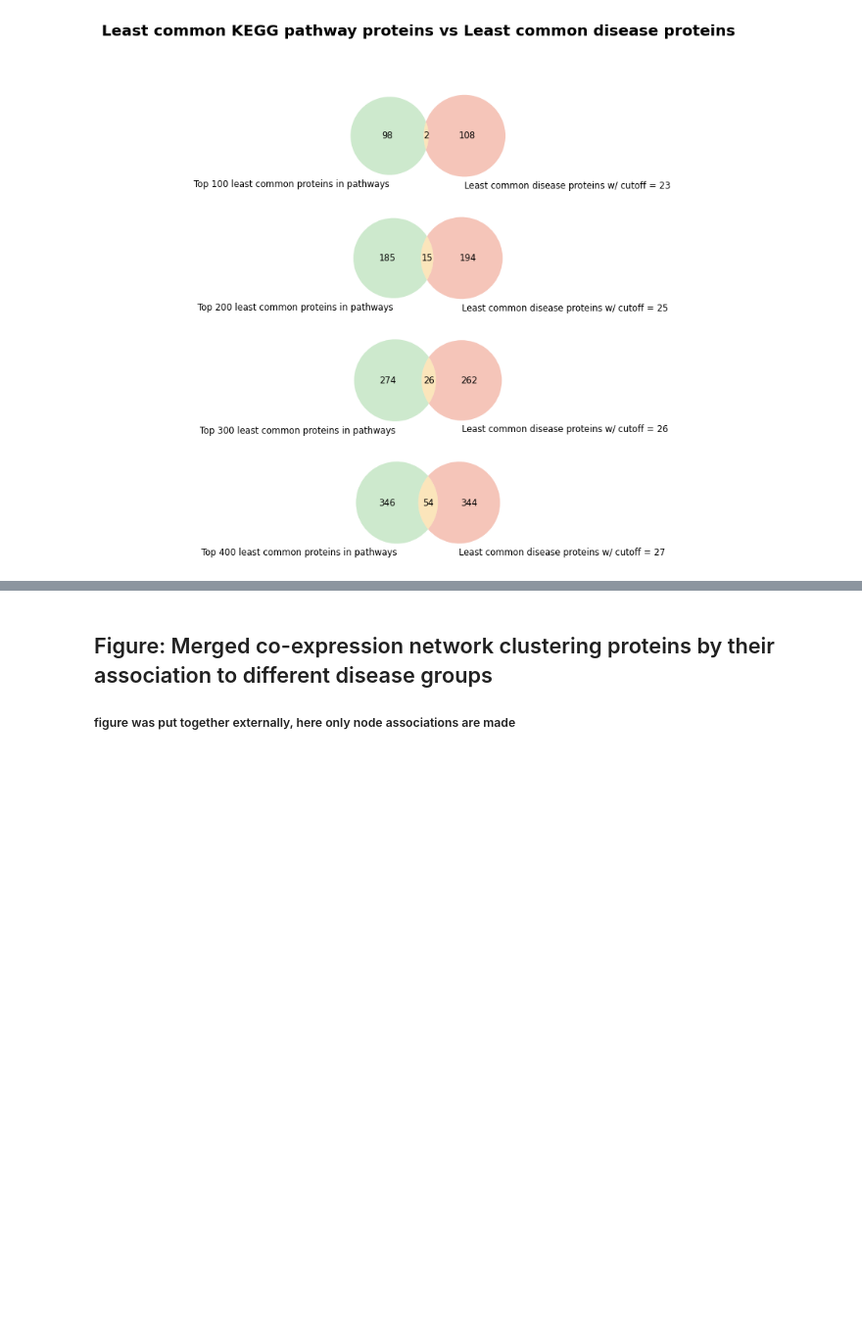
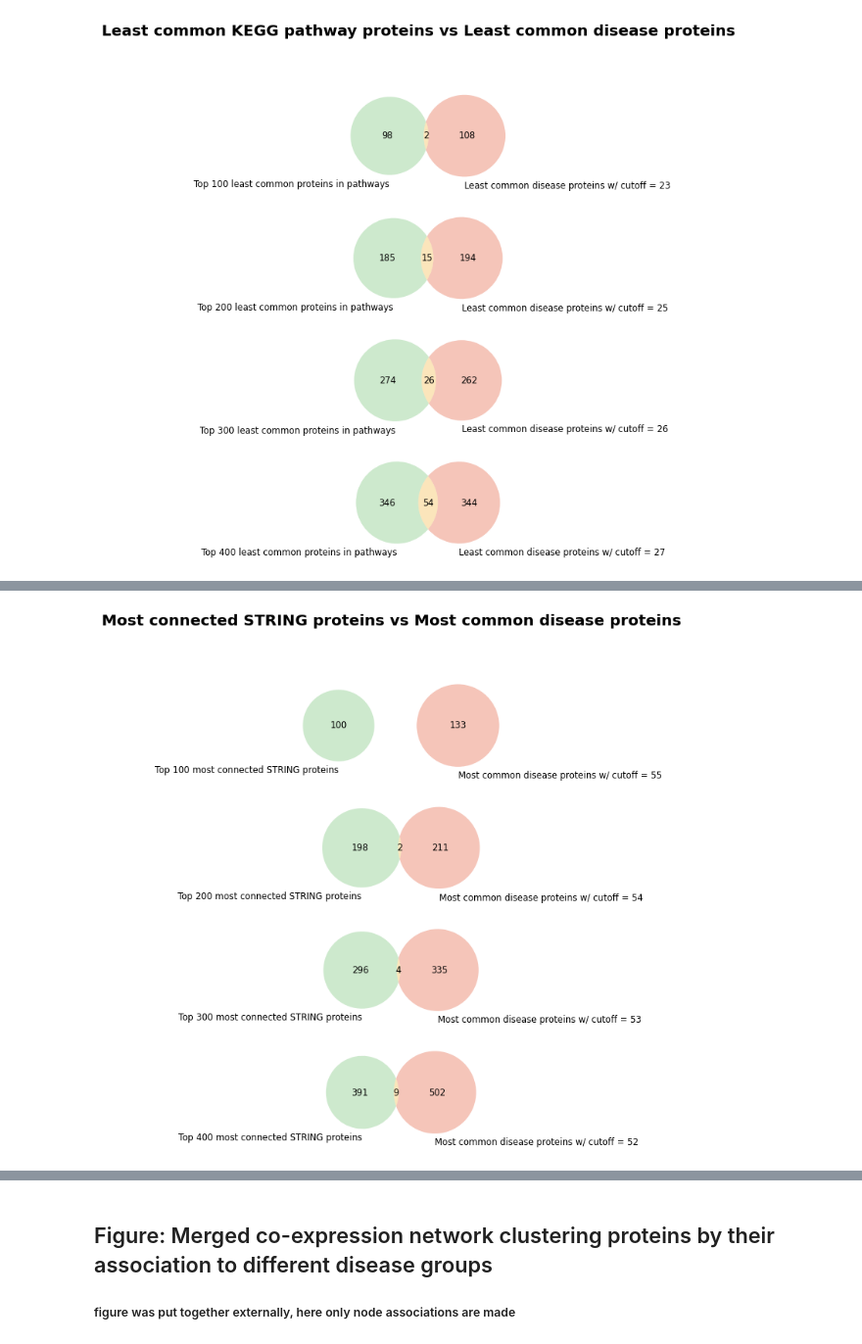
Before and after one commit to CoXPath/CoXPath, a Jupyter notebook: analysis/3.2.1_analysis.ipynb, the cells around one changed output, grey strips where cells are left out. Shown at 98% size. Saved outputs shown, nothing was run; the diff lists cells and outputs as text; code cells hidden in the pictures; blank space fills up the shorter version.

```diff
--- a/analysis/3.2.1_analysis.ipynb
+++ b/analysis/3.2.1_analysis.ipynb
@@ -67,7 +76,7 @@ gene_pathway_file = os.path.join(data_dir, "pathway", "gene_pathway_assignment.j
 with open(gene_pathway_file, 'r') as f:
     gene_pathways_dict = json.load(f)
 
-pathway_genes = os.path.join(data_dir, "pathway", "pathway_genes_dict.json")
+pathway_genes = os.path.join(data_dir, "pathway", "kegg_hgnc_ids.gmt")
 pathway_genes_dict = ora.gmt_parser(pathway_genes, 3, 10000)
 # %% [markdown]
 ##### Load cluster assignments
@@ -363,0 +401,20 @@ plt.show()
+# %%
+cutoffs5 = [55,54,53,52]
+top_x = [100,200,300,400]
+prom_genes = []
+most_prom_genes_in_str_overlap = []
+top_STRING_hubgenes = []
+
+for cutoff, topx in zip(cutoffs5,top_x):
+    most_prom = above_cutoff(most_common_nodes_in_all_dis, cutoff)
+    most_prom_in_overlap = get_genes_in_overlap(most_prom, STRING_vs_coexp_overlap)
+    top_x_STRING_hubgenes = get_top_x_genes_in_overlap(STRING_hubgenes, STRING_vs_coexp_overlap, topx)
+    prom_genes.append(most_prom)
+    most_prom_genes_in_str_overlap.append(most_prom_in_overlap)
+    top_STRING_hubgenes.append(top_x_STRING_hubgenes)
+
+for cutoff, prom_gene, prom_genes_in_overlap in zip(cutoffs5,prom_genes,most_prom_genes_in_str_overlap):
+    print(f"With a cutoff of >= {cutoff}/{len(network_dict)} networks, there are "
+          f"{len(prom_gene)} promiscuous genes, "
+          f"\n{len(prom_genes_in_overlap)} of which are genes in the overall STRING interactome "
+          f"({len(prom_genes_in_overlap)/len(prom_gene):.2%})\n")
@@ -363,0 +433,14 @@ plt.show()
+# %%
+fig = plt.figure(figsize=(10,8))
+fig.suptitle('Most connected STRING proteins vs Most common disease proteins',weight="bold", size="x-large")
+i=1
+for string_hub, prom_genes_in_overlap, cutoff, topx in zip(top_STRING_hubgenes,most_prom_genes_in_str_overlap,cutoffs5,top_x):
+    fig.add_subplot(410+i)
+    venn_d(string_hub, prom_genes_in_overlap,
+           f"Top {topx} most connected STRING proteins",
+           f"Most common disease proteins w/ cutoff = {cutoff}")
+    i+=1
+plt.savefig(os.path.join(figures_dir, "most_conn_STRING_vs_most_common_disease.png"))
+plt.show()
+# %% [output]
+[figure, added]
```
Also changed, not shown: parts of 35 cells of this notebook, 3 other files.
